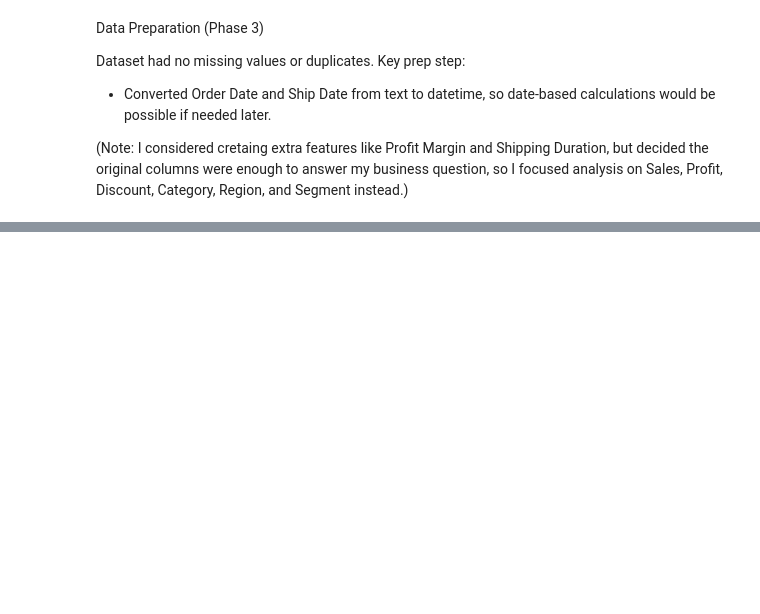
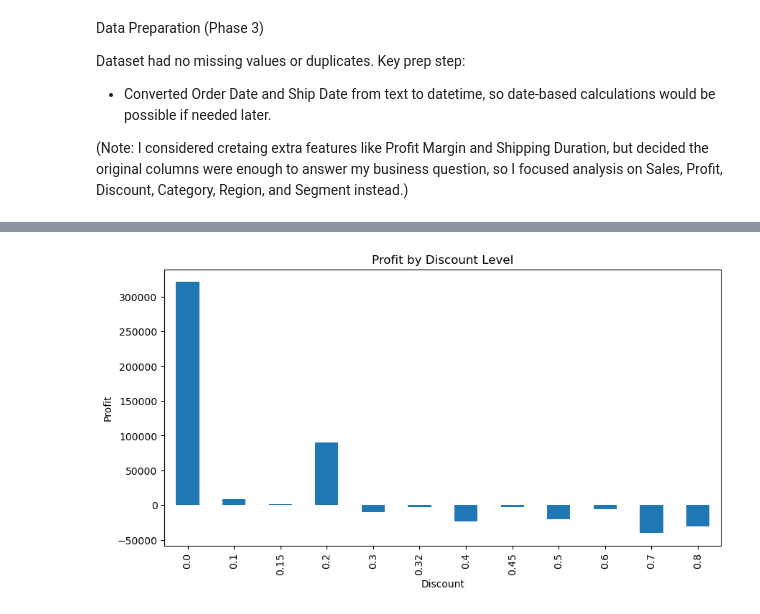
Before and after one commit to Moyo06/Prisca-AI-Internship, a Jupyter notebook: Week2/superstore_analysis.ipynb, the cells around one changed output, grey strips where cells are left out. Saved outputs shown, nothing was run; the diff lists cells and outputs as text; code cells hidden in the pictures; blank space fills up the shorter version.

```diff
--- a/Week2/superstore_analysis.ipynb
+++ b/Week2/superstore_analysis.ipynb
@@ -409,0 +397,4 @@ Where i think the platform would genuinely save time: the cleaning checks I did
+# %%
+discount_analysis = df.groupby('Discount')[['Sales', 'Profit']].sum()
+
+discount_analysis
@@ -409,0 +416,10 @@ Where i think the platform would genuinely save time: the cleaning checks I did
+# %%
+discount_analysis['Profit'].plot(kind='bar', figsize=(10,5))
+
+plt.title('Profit by Discount Level')
+plt.xlabel('Discount')
+plt.ylabel('Profit')
+
+plt.show()
+# %% [output]
+[figure, added]
```
Also changed, not shown: parts of 74 cells of this notebook.
